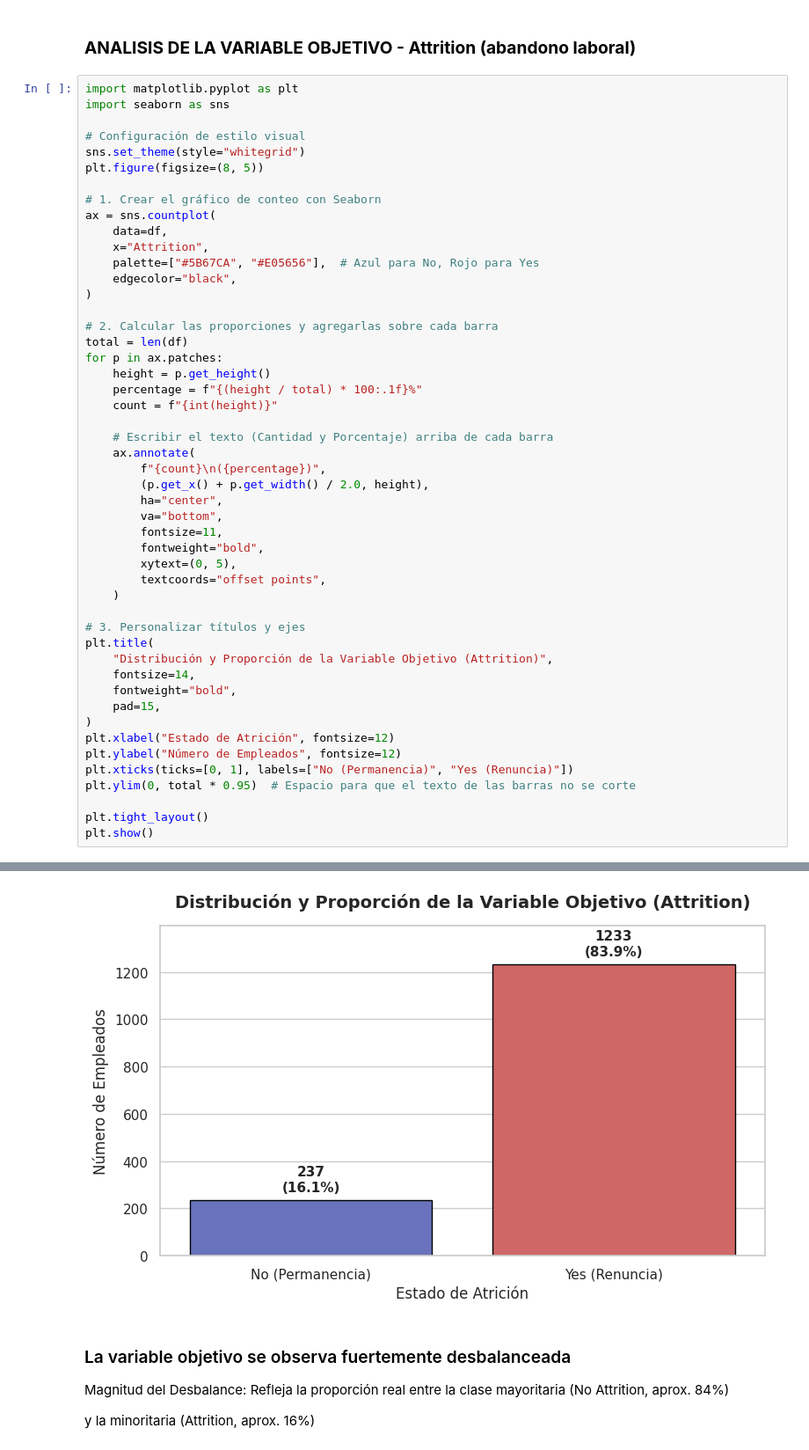
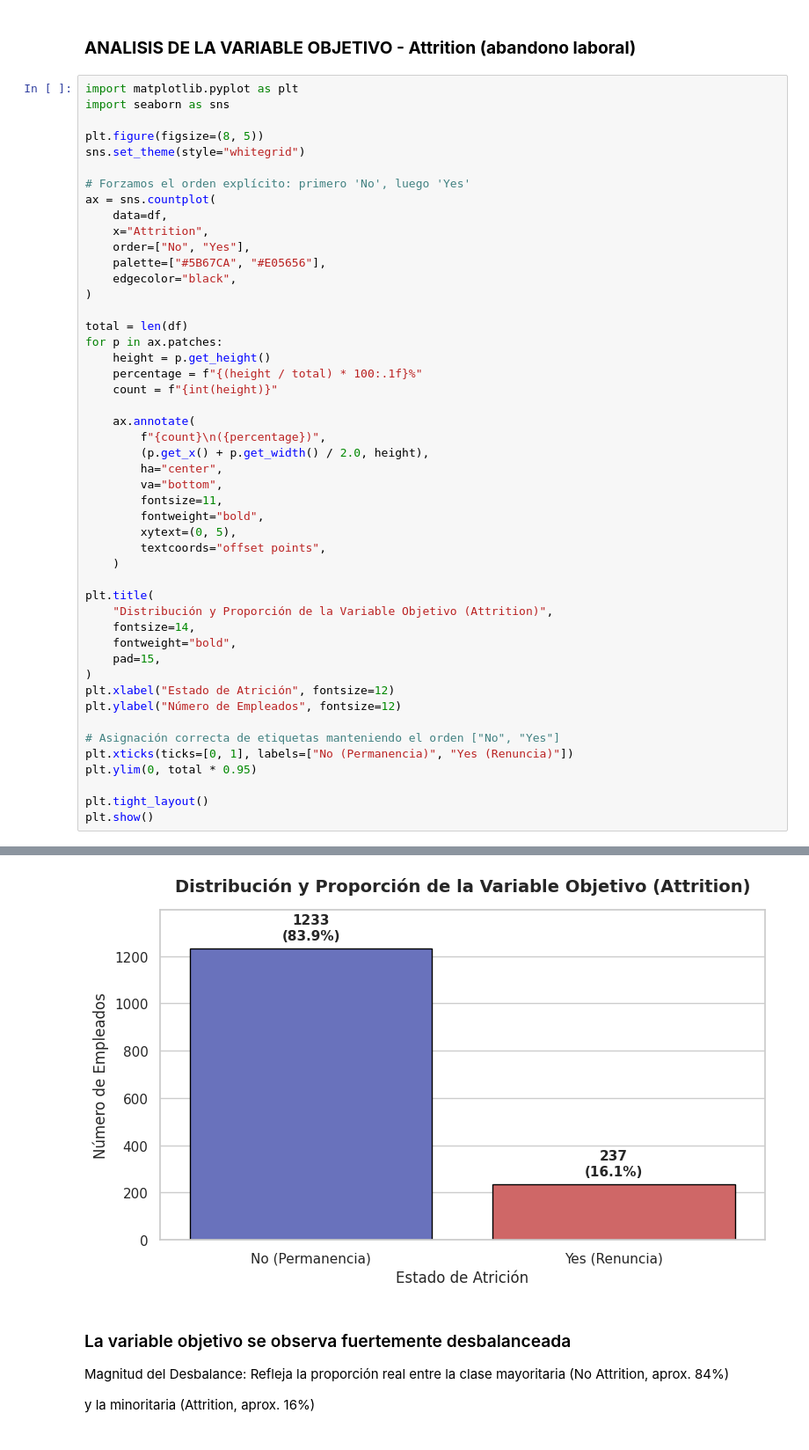
Before and after one commit to arieltunon74/Aprendizaje_Automatico_2026, a Jupyter notebook: Clase6/Notebooks/Clase_6__Video_Análisis_y_predicción_de_la_deserción_en_IBM.ipynb, the cells around one changed output, grey strips where cells are left out. Shown at 88% size. Saved outputs shown, nothing was run; the diff lists cells and outputs as text.

```diff
--- a/Clase6/Notebooks/Clase_6__Video_Análisis_y_predicción_de_la_deserción_en_IBM.ipynb
+++ b/Clase6/Notebooks/Clase_6__Video_Análisis_y_predicción_de_la_deserción_en_IBM.ipynb
@@ -176,56 +176,55 @@ display(df.describe(include="all").T)
 import matplotlib.pyplot as plt
 import seaborn as sns
 
-# Configuración de estilo visual
+plt.figure(figsize=(8, 5))
 sns.set_theme(style="whitegrid")
-plt.figure(figsize=(8, 5))
 
-# 1. Crear el gráfico de conteo con Seaborn
+# Forzamos el orden explícito: primero 'No', luego 'Yes'
 ax = sns.countplot(
     data=df,
     x="Attrition",
-    palette=["#5B67CA", "#E05656"],  # Azul para No, Rojo para Yes
+    order=["No", "Yes"],
+    palette=["#5B67CA", "#E05656"],
     edgecolor="black",
 )
 
-# 2. Calcular las proporciones y agregarlas sobre cada barra
 total = len(df)
 for p in ax.patches:
     height = p.get_height()
     percentage = f"{(height / total) * 100:.1f}%"
     count = f"{int(height)}"
 
-    # Escribir el texto (Cantidad y Porcentaje) arriba de cada barra
     ax.annotate(
         f"{count}\n({percentage})",
         (p.get_x() + p.get_width() / 2.0, height),
         ha="center",
         va="bottom",
         fontsize=11,
         fontweight="bold",
         xytext=(0, 5),
         textcoords="offset points",
     )
 
-# 3. Personalizar títulos y ejes
 plt.title(
     "Distribución y Proporción de la Variable Objetivo (Attrition)",
     fontsize=14,
     fontweight="bold",
     pad=15,
 )
 plt.xlabel("Estado de Atrición", fontsize=12)
 plt.ylabel("Número de Empleados", fontsize=12)
+
+# Asignación correcta de etiquetas manteniendo el orden ["No", "Yes"]
 plt.xticks(ticks=[0, 1], labels=["No (Permanencia)", "Yes (Renuncia)"])
-plt.ylim(0, total * 0.95)  # Espacio para que el texto de las barras no se corte
+plt.ylim(0, total * 0.95)
 
 plt.tight_layout()
 plt.show()
 # %% [output]
 Passing `palette` without assigning `hue` is deprecated and will be removed in v0.14.0. Assign the `x` variable to `hue` and set `legend=False` for the same effect.
 
   ax = sns.countplot(
-[figure, old version]
+[figure, new version]
 # %% [markdown]
 ### La variable objetivo se observa fuertemente desbalanceada
 
```
